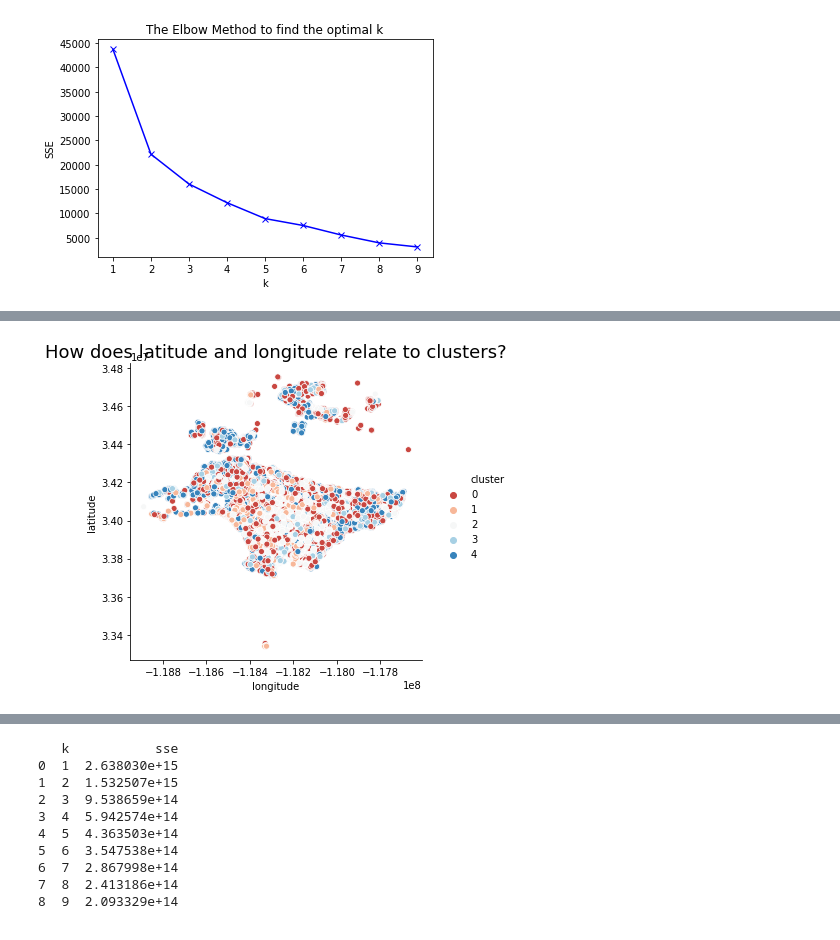
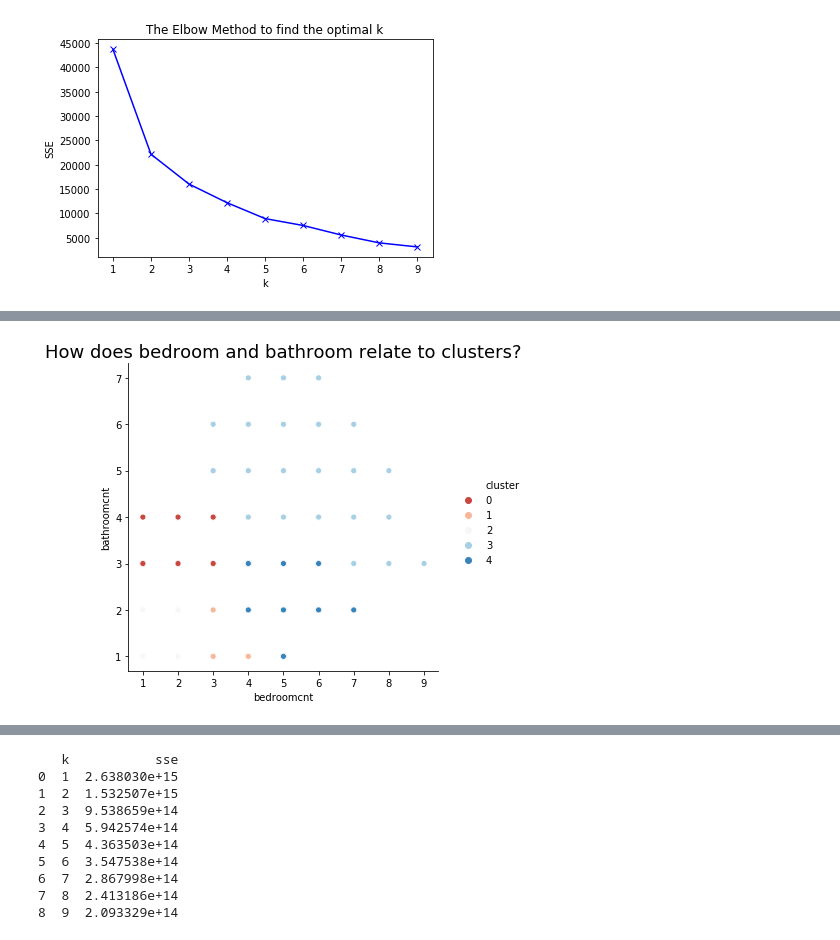
Before and after one commit to Osdorn-Typewriter-Repair/osdorn_project, a Jupyter notebook: osdorn_project_sean.ipynb, the cells around one changed output, grey strips where cells are left out. Cells and saved outputs as stored; diff of their text form; code cells hidden in the pictures.

```diff
--- a/osdorn_project_sean.ipynb
+++ b/osdorn_project_sean.ipynb
@@ -450,6 +439,6 @@ train1.groupby('cluster').mean()
 # %%
-sns.relplot(data=train1, x='longitude', y='latitude', hue='cluster', palette = sns.color_palette("RdBu", n_colors=5))
-plt.title('How does latitude and longitude relate to clusters?', fontsize = 18)
+sns.relplot(data=train1, x='bedroomcnt', y='bathroomcnt', hue='cluster', palette = sns.color_palette("RdBu", n_colors=5))
+plt.title('How does bedroom and bathroom relate to clusters?', fontsize = 18)
 plt.show()
 # %% [output]
-[figure, old version]
+[figure, new version]
```
Also changed, not shown: parts of 46 cells of this notebook.
